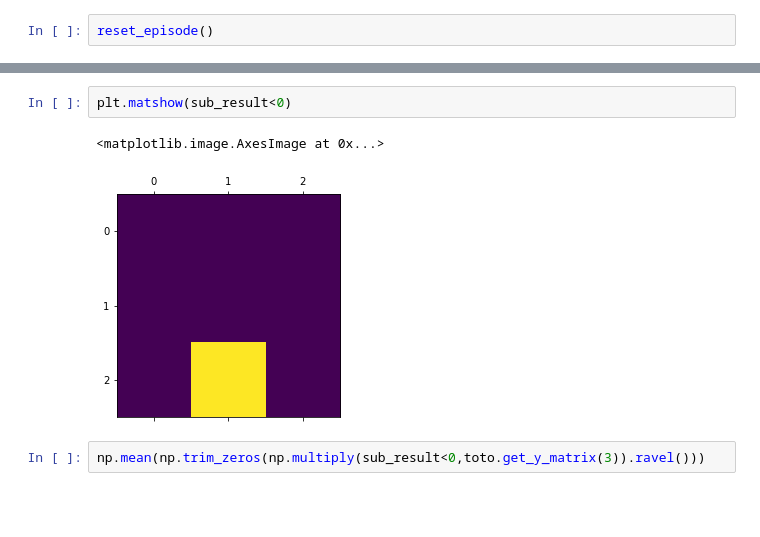
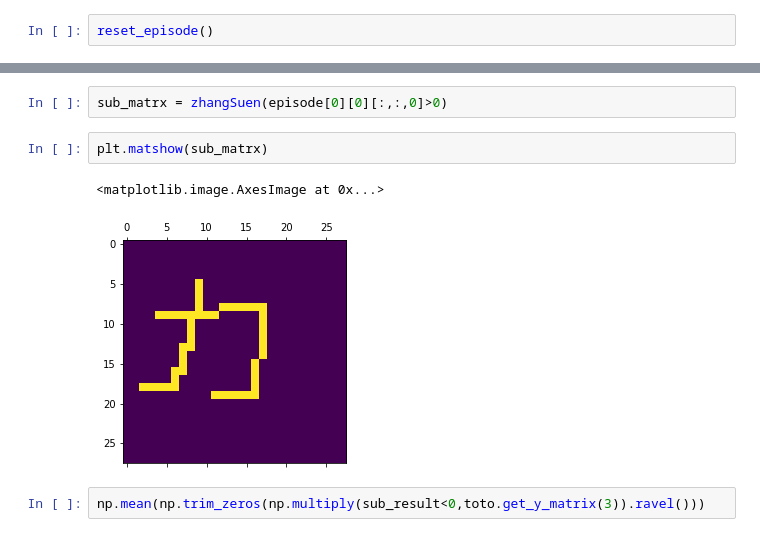
Before and after one commit to oliviermanette/metadl, a Jupyter notebook: starting_kit/sandbox_flod.ipynb, the cells around one changed output, grey strips where cells are left out. Saved outputs shown, nothing was run; the diff lists cells and outputs as text; blank space fills up the shorter version.

```diff
--- a/starting_kit/sandbox_flod.ipynb
+++ b/starting_kit/sandbox_flod.ipynb
@@ -596,8 +859,10 @@ sub_result = np.multiply(sub_mask, sub_matrix>0)
+# %%
+sub_matrx = zhangSuen(episode[0][0][:,:,0]>0)
 # %%
-plt.matshow(sub_result<0)
+plt.matshow(sub_matrx)
 # %% [output]
 <matplotlib.image.AxesImage at 0x...>
-[figure, old version]
+[figure, new version]
 # %%
 np.mean(np.trim_zeros(np.multiply(sub_result<0,toto.get_y_matrix(3)).ravel()))
 # %% [output]
```
Also changed, not shown: parts of 25 cells of this notebook.
